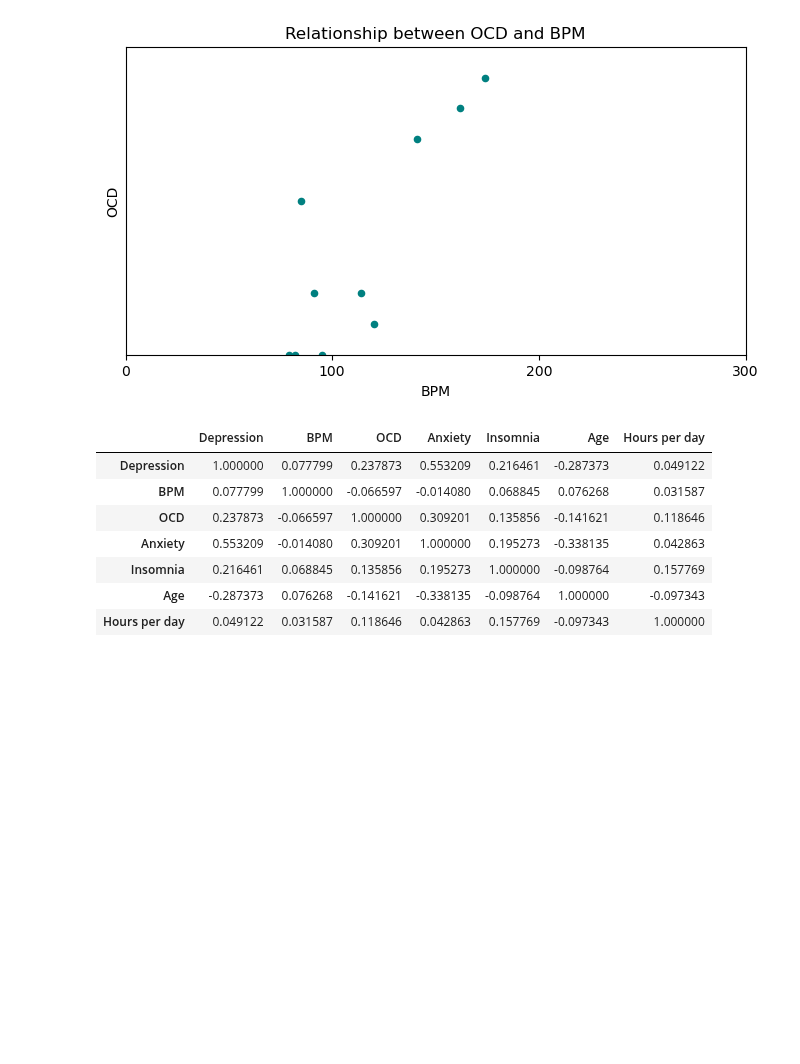
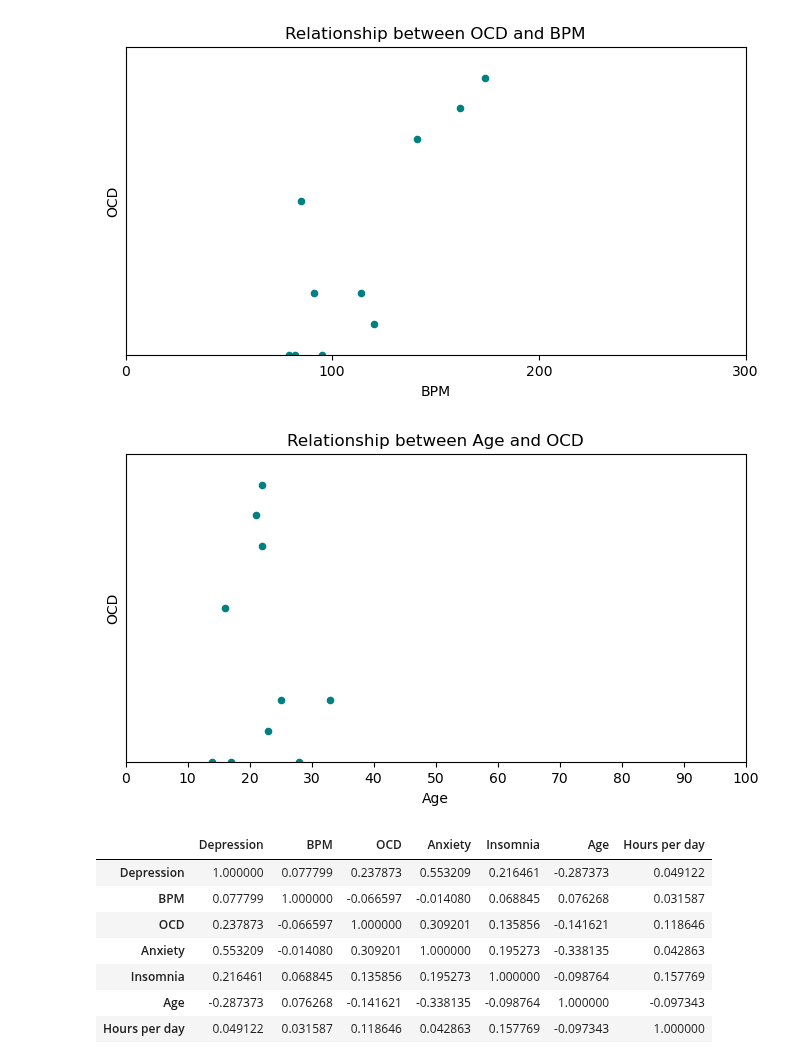
Before and after one commit to jdanielle12/project1, a Jupyter notebook: music_and_mental_health.ipynb, the cells around one changed output. Cells and saved outputs as stored; diff of their text form; code cells hidden in the pictures; blank space fills up the shorter version.

Commit message:
adding scatterplot for age and OCD correction for the following dataframes lofi, rock, and hiphop

```diff
--- a/music_and_mental_health.ipynb
+++ b/music_and_mental_health.ipynb
@@ -96,6 +96,13 @@ bpm_ocd = df_lofi.plot.scatter(x="BPM",y="OCD",title="Relationship between OCD a
                                           xlim=(0,300),ylim=(0,10),xticks=(0,100,200,300),yticks=())
 # %% [output]
 [figure]
+# %%
+# Create a bar chart to chart the correlation between OCD and age
+age_ocd = df_lofi.plot.scatter(x="Age",y="OCD",title="Relationship between Age and OCD", figsize=(8,4),
+                                        xlabel="Age",ylabel="OCD",color="teal",
+                                        xlim=(0,100),ylim=(0,10),xticks=(0, 10, 20, 30, 40, 50, 60, 70, 80, 90, 100),yticks=())
+# %% [output]
+[figure, added]
 # %%
 df= music_mental_health_df[["Fav genre", "Depression","BPM", "OCD", "Anxiety", "Insomnia", "Age","Hours per day"]]
 df_rock = df[df["Fav genre"]=='Rock']
```
Also changed, not shown: parts of 2 cells of this notebook.
